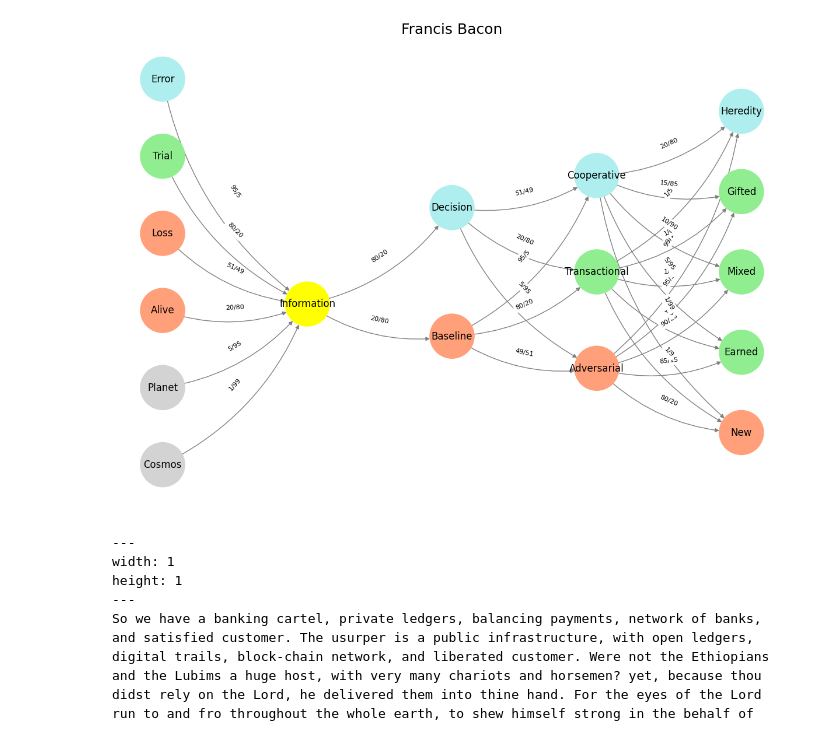
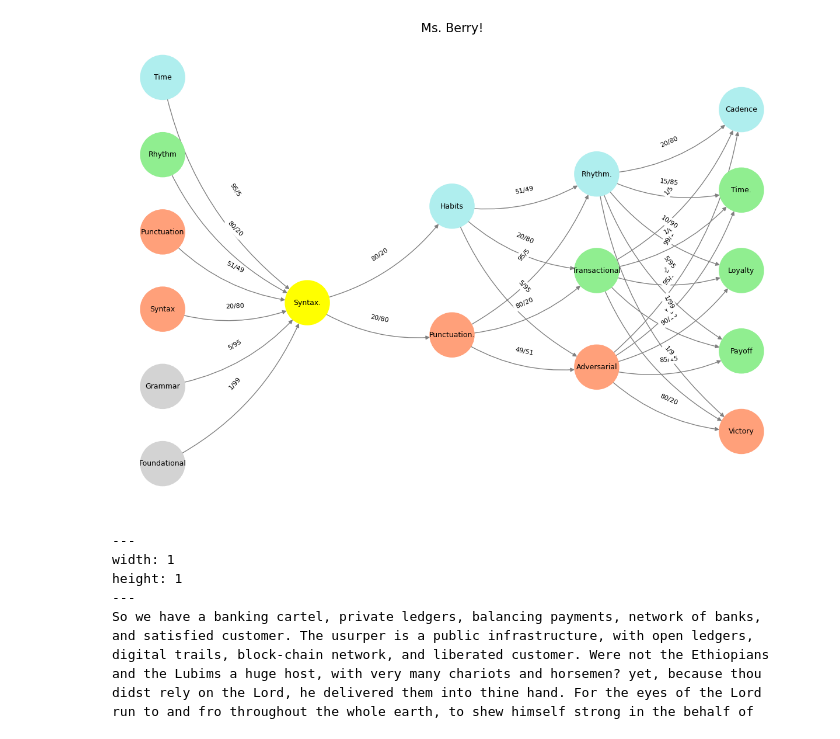
Before and after one commit to abikesa/jerryseinfeld, a Jupyter notebook: kitabo/ensi/_build/jupyter_execute/act1/chapter2.ipynb, the cells around one changed output. Saved outputs shown, nothing was run; the diff lists cells and outputs as text; code cells hidden in the pictures.

Commit message:
ms. berry

````diff
--- a/kitabo/ensi/_build/jupyter_execute/act1/chapter2.ipynb
+++ b/kitabo/ensi/_build/jupyter_execute/act1/chapter2.ipynb
@@ -23,55 +36,55 @@ import networkx as nx
 # Define the neural network layers
 def define_layers():
     return {
-        'Suis': ['Cosmos', 'Planet', 'Alive', 'Loss', "Trial", 'Error'],  # Static
-        'Voir': ['Information'],
-        'Choisis': ['Baseline', 'Decision'],
-        'Deviens': ['Adversarial', 'Transactional', 'Cooperative'],
-        "M'èléve": ['New', 'Earned', 'Mixed', 'Gifted', 'Heredity']
+        'Suis': ['Foundational', 'Grammar', 'Syntax', 'Punctuation', "Rhythm", 'Time'],  # Static
+        'Voir': ['Syntax.'],
+        'Choisis': ['Punctuation.', 'Habits'],
+        'Deviens': ['Adversarial', 'Transactional', 'Rhythm.'],
+        "M'èléve": ['Victory', 'Payoff', 'Loyalty', 'Time.', 'Cadence']
     }
 
 # Assign colors to nodes
 def assign_colors():
     color_map = {
-        'yellow': ['Information'],
-        'paleturquoise': ['Error', 'Decision', 'Cooperative', 'Heredity'],
-        'lightgreen': ["Trial", 'Transactional', 'Earned', 'Gifted', 'Mixed'],
-        'lightsalmon': ['Alive', 'Loss', 'Baseline', 'Adversarial', 'New'],
+        'yellow': ['Syntax.'],
+        'paleturquoise': ['Time', 'Habits', 'Rhythm.', 'Cadence'],
+        'lightgreen': ["Rhythm", 'Transactional', 'Payoff', 'Time.', 'Loyalty'],
+        'lightsalmon': ['Syntax', 'Punctuation', 'Punctuation.', 'Adversarial', 'Victory'],
     }
     return {node: color for color, nodes in color_map.items() for node in nodes}
 
 # Define edge weights (hardcoded for editing)
 def define_edges():
     return {
-        ('Cosmos', 'Information'): '1/99',
-        ('Planet', 'Information'): '5/95',
-        ('Alive', 'Information'): '20/80',
-        ('Loss', 'Information'): '51/49',
-        ("Trial", 'Information'): '80/20',
-        ('Error', 'Information'): '95/5',
-        ('Information', 'Baseline'): '20/80',
-        ('Information', 'Decision'): '80/20',
-        ('Baseline', 'Adversarial'): '49/51',
-        ('Baseline', 'Transactional'): '80/20',
-        ('Baseline', 'Cooperative'): '95/5',
-        ('Decision', 'Adversarial'): '5/95',
-        ('Decision', 'Transactional'): '20/80',
-        ('Decision', 'Cooperative'): '51/49',
-        ('Adversarial', 'New'): '80/20',
-        ('Adversarial', 'Earned'): '85/15',
-        ('Adversarial', 'Mixed'): '90/10',
-        ('Adversarial', 'Gifted'): '95/5',
-        ('Adversarial', 'Heredity'): '99/1',
-        ('Transactional', 'New'): '1/9',
-        ('Transactional', 'Earned'): '1/8',
-        ('Transactional', 'Mixed'): '1/7',
-        ('Transactional', 'Gifted'): '1/6',
-        ('Transactional', 'Heredity'): '1/5',
-        ('Cooperative', 'New'): '1/99',
-        ('Cooperative', 'Earned'): '5/95',
-        ('Cooperative', 'Mixed'): '10/90',
-        ('Cooperative', 'Gifted'): '15/85',
-        ('Cooperative', 'Heredity'): '20/80'
+        ('Foundational', 'Syntax.'): '1/99',
+        ('Grammar', 'Syntax.'): '5/95',
+        ('Syntax', 'Syntax.'): '20/80',
+        ('Punctuation', 'Syntax.'): '51/49',
+        ("Rhythm", 'Syntax.'): '80/20',
+        ('Time', 'Syntax.'): '95/5',
+        ('Syntax.', 'Punctuation.'): '20/80',
+        ('Syntax.', 'Habits'): '80/20',
+        ('Punctuation.', 'Adversarial'): '49/51',
+        ('Punctuation.', 'Transactional'): '80/20',
+        ('Punctuation.', 'Rhythm.'): '95/5',
+        ('Habits', 'Adversarial'): '5/95',
+        ('Habits', 'Transactional'): '20/80',
+        ('Habits', 'Rhythm.'): '51/49',
+        ('Adversarial', 'Victory'): '80/20',
+        ('Adversarial', 'Payoff'): '85/15',
+        ('Adversarial', 'Loyalty'): '90/10',
+        ('Adversarial', 'Time.'): '95/5',
+        ('Adversarial', 'Cadence'): '99/1',
+        ('Transactional', 'Victory'): '1/9',
+        ('Transactional', 'Payoff'): '1/8',
+        ('Transactional', 'Loyalty'): '1/7',
+        ('Transactional', 'Time.'): '1/6',
+        ('Transactional', 'Cadence'): '1/5',
+        ('Rhythm.', 'Victory'): '1/99',
+        ('Rhythm.', 'Payoff'): '5/95',
+        ('Rhythm.', 'Loyalty'): '10/90',
+        ('Rhythm.', 'Time.'): '15/85',
+        ('Rhythm.', 'Cadence'): '20/80'
     }
 
 # Calculate positions for nodes
@@ -87,36 +100,36 @@ def visualize_nn():
     G = nx.DiGraph()
     pos = {}
     node_colors = []
 
     # Add nodes and assign positions
     for i, (layer_name, nodes) in enumerate(layers.items()):
         positions = calculate_positions(nodes, x_offset=i * 2)
         for node, position in zip(nodes, positions):
             G.add_node(node, layer=layer_name)
             pos[node] = position
             node_colors.append(colors.get(node, 'lightgray'))
 
     # Add edges with weights
     for (source, target), weight in edges.items():
         if source in G.nodes and target in G.nodes:
             G.add_edge(source, target, weight=weight)
 
     # Draw the graph
     plt.figure(figsize=(12, 8))
     edges_labels = {(u, v): d["weight"] for u, v, d in G.edges(data=True)}
 
     nx.draw(
         G, pos, with_labels=True, node_color=node_colors, edge_color='gray',
-        node_size=3000, font_size=12, connectionstyle="arc3,rad=0.2"
+        node_size=3000, font_size=9, connectionstyle="arc3,rad=0.2"
     )
     nx.draw_networkx_edge_labels(G, pos, edge_labels=edges_labels, font_size=8)
-    plt.title("Francis Bacon", fontsize=18)
+    plt.title("Ms. Berry!", fontsize=15)
     plt.show()
 
 # Run the visualization
 visualize_nn()
 # %% [output]
-[figure, old version]
+[figure, new version]
 # %% [markdown]
 ```{figure} ../figures/blanche.*
 ---
````
Also changed, not shown: parts of 2 cells of this notebook, 8 other files.
